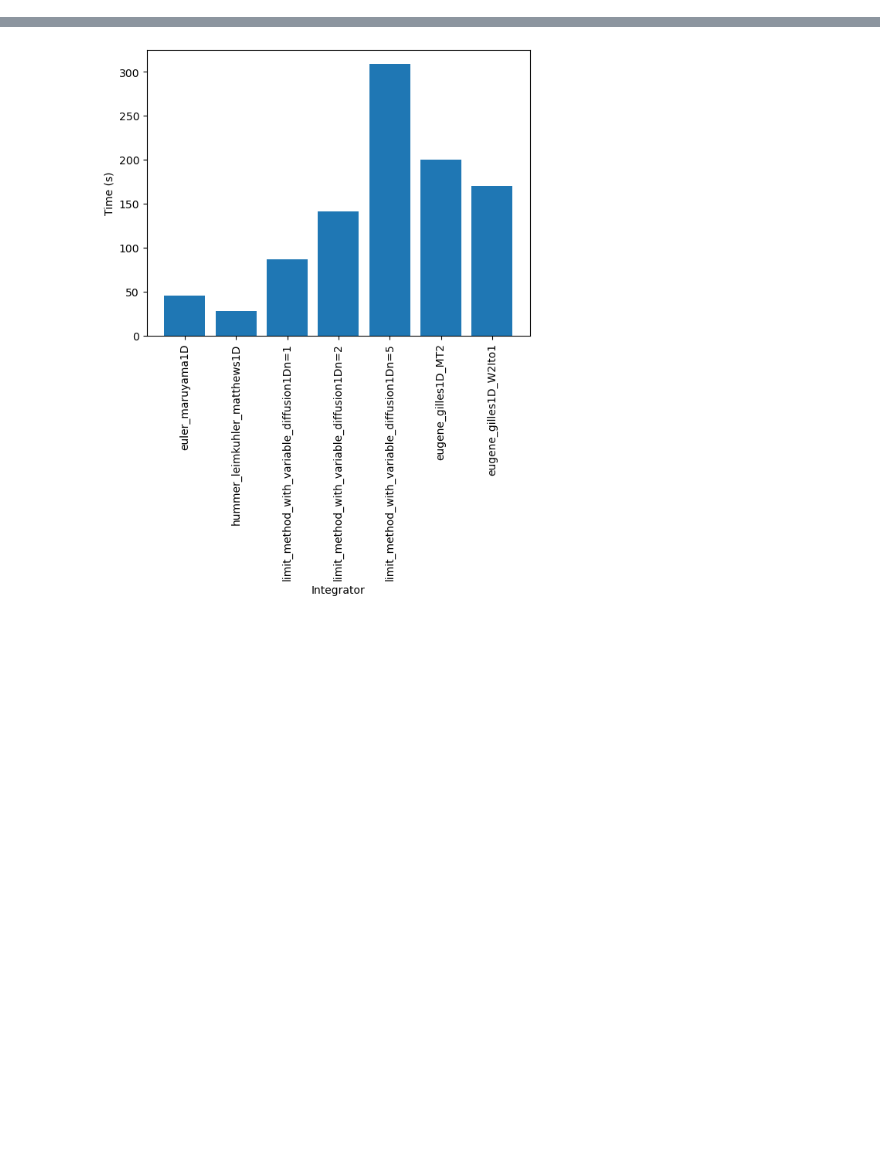
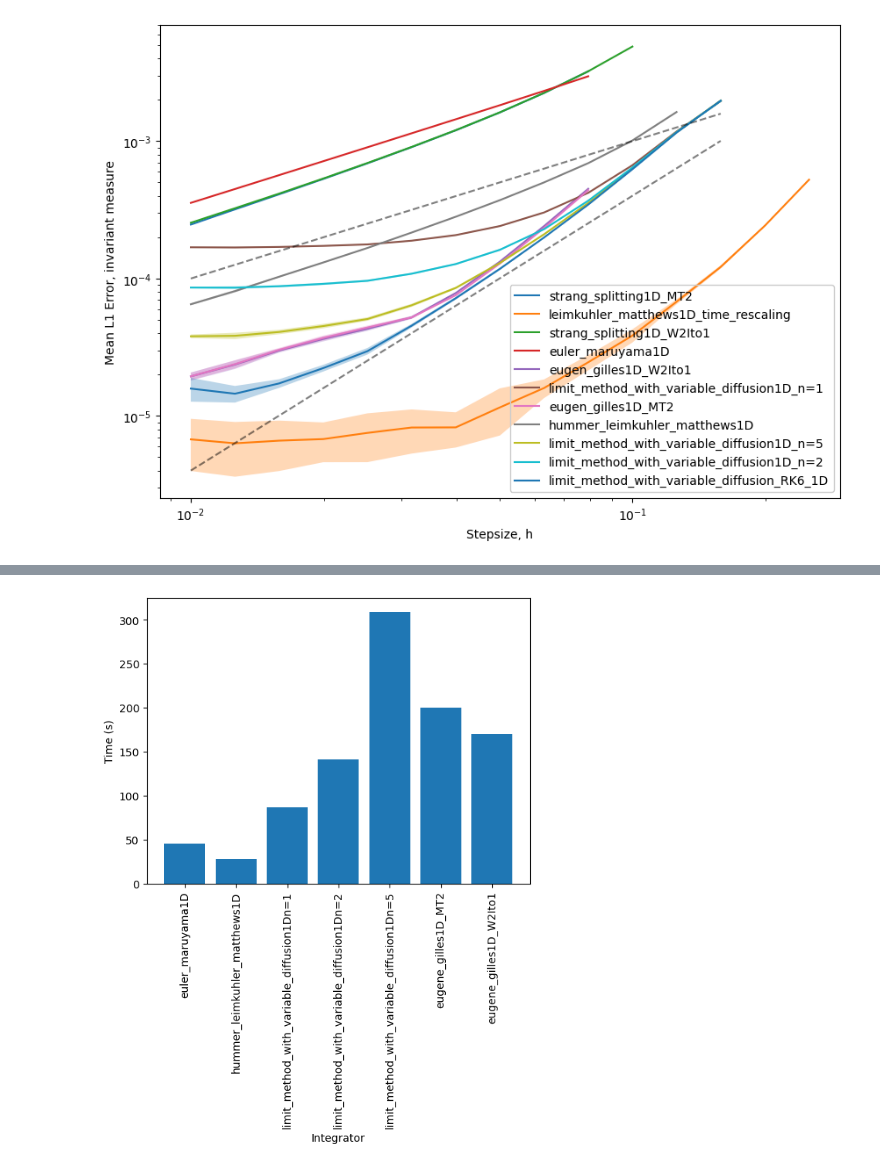
Before and after one commit to dominicp6/Integrators_for_Multiplicative_Noise, a Jupyter notebook: plotting.ipynb, the cells around one changed output, grey strips where cells are left out. Saved outputs shown, nothing was run; the diff lists cells and outputs as text; code cells hidden in the pictures; blank space fills up the shorter version.

```diff
--- a/plotting.ipynb
+++ b/plotting.ipynb
@@ -47,0 +85,4 @@ def plot_experiments(exp_name, base_dir="./simulation_results/", offset1=1, offs
+# %%
+plot_experiments2("q4_cos_1D_50M", offset1=0.01, offset2=0.04)
+# %% [output]
+[figure, added]
```
Also changed, not shown: parts of 6 cells of this notebook.
